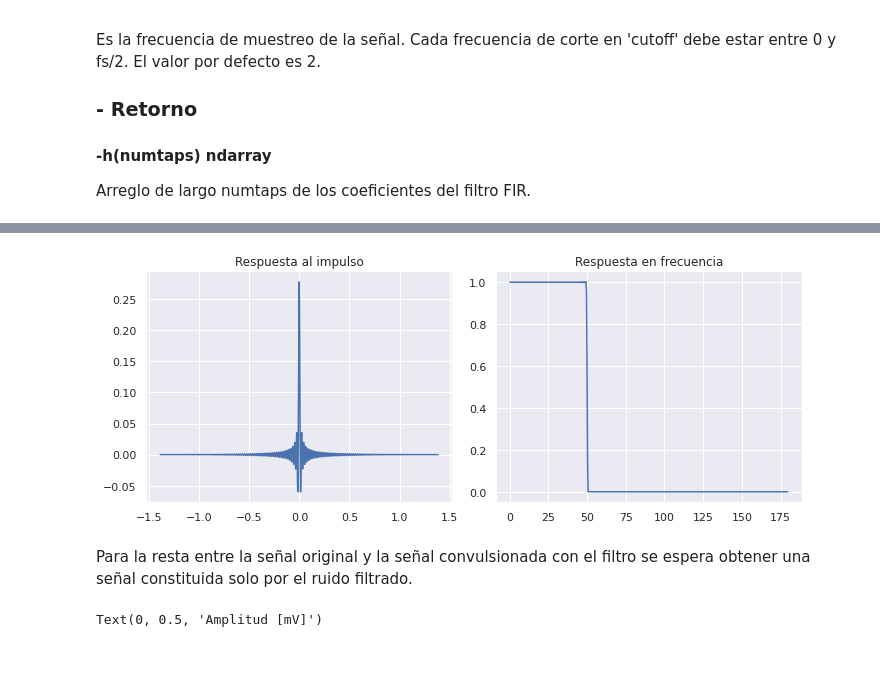
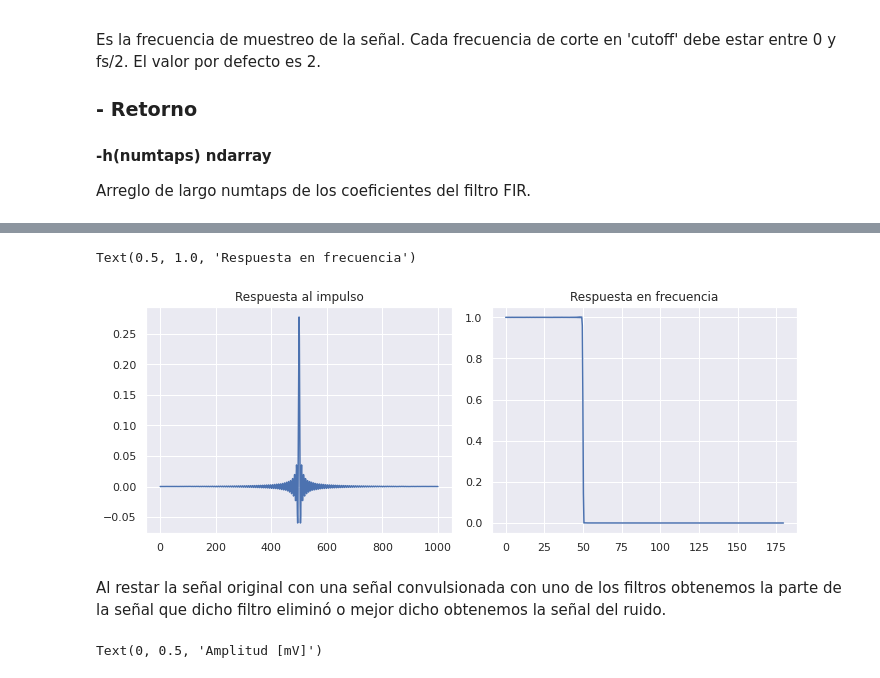
Before and after one commit to Rickiwasho/Analisis-sistemas-lineales, a Jupyter notebook: docs/tarea2/tarea2_info183.ipynb, the cells around one changed output, grey strips where cells are left out. Saved outputs shown, nothing was run; the diff lists cells and outputs as text; code cells hidden in the pictures.

```diff
--- a/docs/tarea2/tarea2_info183.ipynb
+++ b/docs/tarea2/tarea2_info183.ipynb
@@ -230,22 +236,23 @@ t = np.arange(-L//2, L//2, step=1)/Fs
 # %%
 # Filtrado ruido A
 #Filtro pasa-bajo
 
 fc = 50
 h = scipy.signal.firwin(numtaps=L, cutoff=fc, window=window, pass_zero=True, fs=360)
 y = scipy.convolve(data, h, mode='same')
 freq, H = scipy.signal.freqz(h, fs=Fs)
 fig, (ax1, ax2) = plt.subplots(1,2, figsize=(10,4), tight_layout=True)
 
-ax1.plot(t,h)
+ax1.plot(h)
 ax1.set_title('Respuesta al impulso')
 
 ax2.plot(freq, np.absolute(H))
 ax2.set_title('Respuesta en frecuencia')
 # %% [output]
+Text(0.5, 1.0, 'Respuesta en frecuencia')
-[figure, old version]
+[figure, new version]
-# %% [markdown]
-Para la resta entre la señal original y la señal convulsionada con el filtro se espera obtener una señal constituida solo por el ruido filtrado.
+# %% [markdown]
+Al restar la señal original con una señal convulsionada con uno de los filtros obtenemos la parte de la señal que dicho filtro eliminó o mejor dicho obtenemos la señal del ruido.
 # %%
 # Resta entre la señal original y la señal filtrada.
 r = data - y
```
Also changed, not shown: parts of 12 cells of this notebook.
